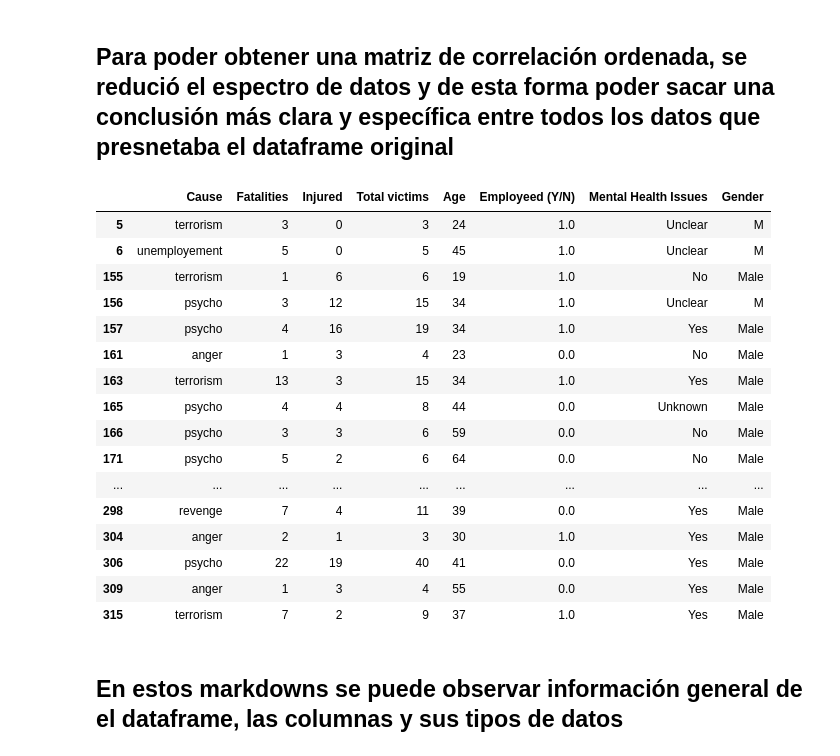
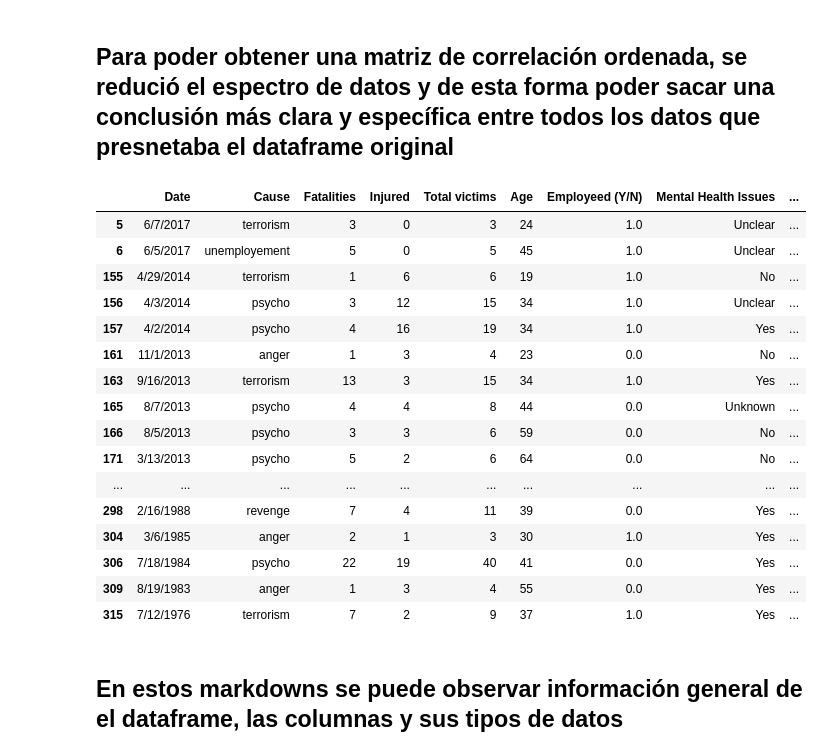
Before and after one commit to panxolopez/proyecto_mineria, a Jupyter notebook: proyecto.ipynb, the cells around one changed output. Drawn from its saved outputs; the diff is of its cells as text; code cells hidden in the pictures.

```diff
--- a/proyecto.ipynb
+++ b/proyecto.ipynb
@@ -9,43 +9,43 @@
 # %%
 import pandas as pd
 df_shooting5=pd.read_csv('Mass_Shootings_Dataset_Ver5.csv', encoding= 'unicode_escape')
 deep_copy = df_shooting5.copy()
 deep_copy.pop('Latitude')
 deep_copy.pop('Longitude')
 deep_copy.pop('Summary')
 deep_copy.pop('Employed at')
 
 deep_copy.pop('Open/Close Location')
 deep_copy.pop('Title')
 deep_copy.pop('Location')
 deep_copy.pop('Incident Area')
 deep_copy.pop('Policeman Killed')
-deep_copy.pop('Date')
+#deep_copy.pop('Date')
 deep_copy.pop('Race')
 #deep_copy.pop('Age')
 deep_copy = deep_copy.dropna(axis=0)
 deep_copy["Age"] = deep_copy["Age"].astype(str).astype(int)
 deep_copy.pop('Target')
 deep_copy.pop('S#')
 deep_copy
 # %% [output]
-|  | Cause | Fatalities | Injured | Total victims | Age | Employeed (Y/N) | Mental Health Issues | Gender |
-| 5 | terrorism | 3 | 0 | 3 | 24 | 1.0 | Unclear | M |
-| 6 | unemployement | 5 | 0 | 5 | 45 | 1.0 | Unclear | M |
-| 155 | terrorism | 1 | 6 | 6 | 19 | 1.0 | No | Male |
-| 156 | psycho | 3 | 12 | 15 | 34 | 1.0 | Unclear | M |
-| 157 | psycho | 4 | 16 | 19 | 34 | 1.0 | Yes | Male |
-| 161 | anger | 1 | 3 | 4 | 23 | 0.0 | No | Male |
-| 163 | terrorism | 13 | 3 | 15 | 34 | 1.0 | Yes | Male |
-| 165 | psycho | 4 | 4 | 8 | 44 | 0.0 | Unknown | Male |
-| 166 | psycho | 3 | 3 | 6 | 59 | 0.0 | No | Male |
-| 171 | psycho | 5 | 2 | 6 | 64 | 0.0 | No | Male |
-| ... | ... | ... | ... | ... | ... | ... | ... | ... |
-| 298 | revenge | 7 | 4 | 11 | 39 | 0.0 | Yes | Male |
-| 304 | anger | 2 | 1 | 3 | 30 | 1.0 | Yes | Male |
-| 306 | psycho | 22 | 19 | 40 | 41 | 0.0 | Yes | Male |
-| 309 | anger | 1 | 3 | 4 | 55 | 0.0 | Yes | Male |
-| 315 | terrorism | 7 | 2 | 9 | 37 | 1.0 | Yes | Male |
+|  | Date | Cause | Fatalities | Injured | Total victims | Age | Employeed (Y/N) | Mental Health Issues | ... |
+| 5 | 6/7/2017 | terrorism | 3 | 0 | 3 | 24 | 1.0 | Unclear | ... |
+| 6 | 6/5/2017 | unemployement | 5 | 0 | 5 | 45 | 1.0 | Unclear | ... |
+| 155 | 4/29/2014 | terrorism | 1 | 6 | 6 | 19 | 1.0 | No | ... |
+| 156 | 4/3/2014 | psycho | 3 | 12 | 15 | 34 | 1.0 | Unclear | ... |
+| 157 | 4/2/2014 | psycho | 4 | 16 | 19 | 34 | 1.0 | Yes | ... |
+| 161 | 11/1/2013 | anger | 1 | 3 | 4 | 23 | 0.0 | No | ... |
+| 163 | 9/16/2013 | terrorism | 13 | 3 | 15 | 34 | 1.0 | Yes | ... |
+| 165 | 8/7/2013 | psycho | 4 | 4 | 8 | 44 | 0.0 | Unknown | ... |
+| 166 | 8/5/2013 | psycho | 3 | 3 | 6 | 59 | 0.0 | No | ... |
+| 171 | 3/13/2013 | psycho | 5 | 2 | 6 | 64 | 0.0 | No | ... |
+| ... | ... | ... | ... | ... | ... | ... | ... | ... | ... |
+| 298 | 2/16/1988 | revenge | 7 | 4 | 11 | 39 | 0.0 | Yes | ... |
+| 304 | 3/6/1985 | anger | 2 | 1 | 3 | 30 | 1.0 | Yes | ... |
+| 306 | 7/18/1984 | psycho | 22 | 19 | 40 | 41 | 0.0 | Yes | ... |
+| 309 | 8/19/1983 | anger | 1 | 3 | 4 | 55 | 0.0 | Yes | ... |
+| 315 | 7/12/1976 | terrorism | 7 | 2 | 9 | 37 | 1.0 | Yes | ... |
 # %% [markdown]
 ## En estos markdowns se puede observar información general de el dataframe, las columnas y sus tipos de datos
 # %%
```
Also changed, not shown: 1 other file.
